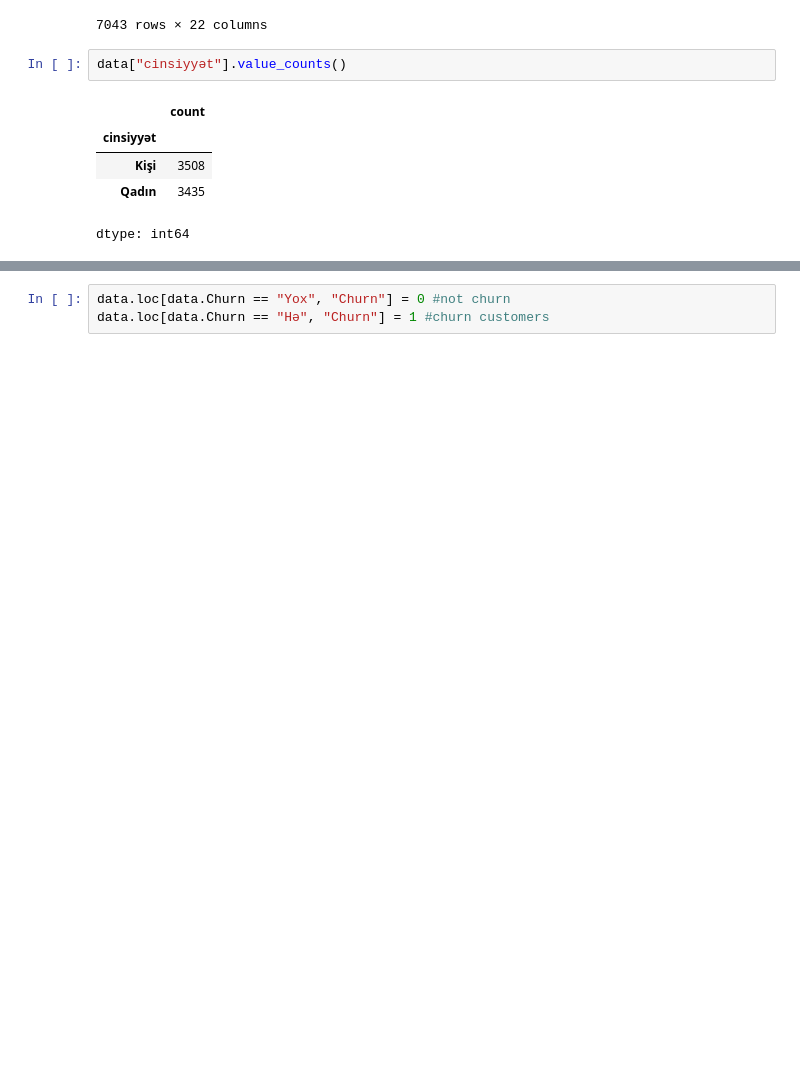
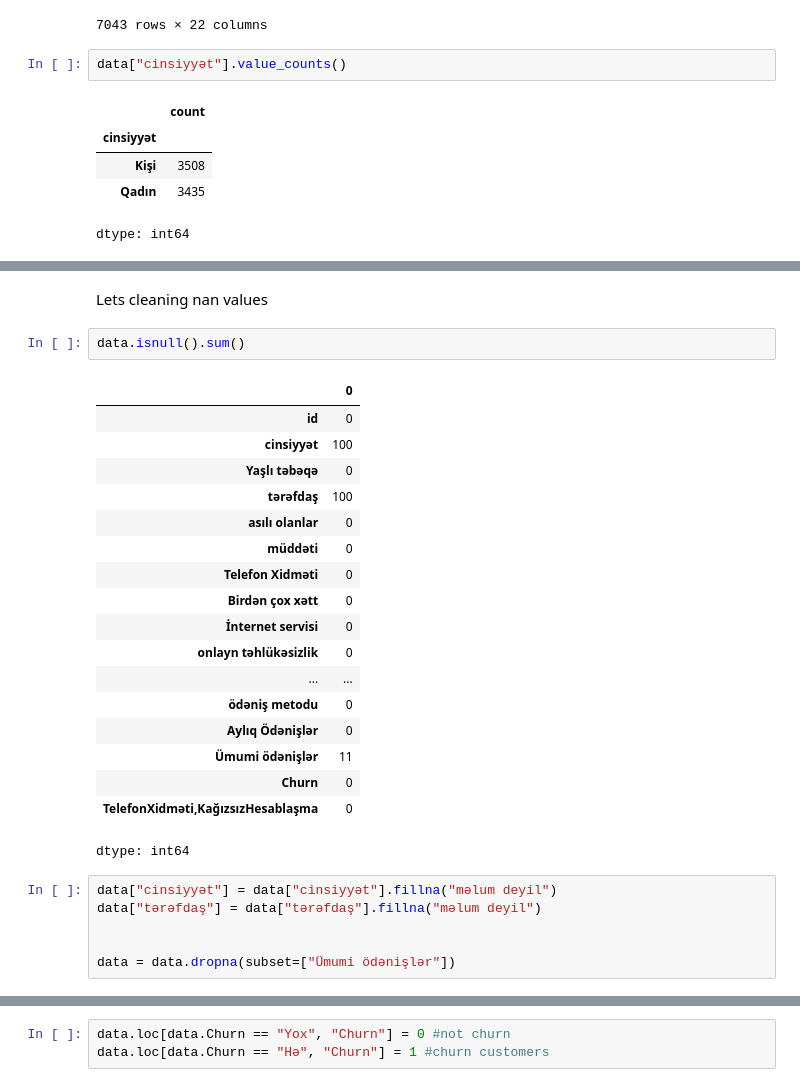
Before and after one commit to Sevinj-joy/Matplotlib_examples, a Jupyter notebook: Churn_analysis/churn_analysis.ipynb, the cells around one changed output, grey strips where cells are left out. Saved outputs shown, nothing was run; the diff lists cells and outputs as text; blank space fills up the shorter version.

```diff
--- a/Churn_analysis/churn_analysis.ipynb
+++ b/Churn_analysis/churn_analysis.ipynb
@@ -63,0 +110,29 @@ data.describe()
+# %% [markdown]
+Lets cleaning nan values
+# %%
+data.isnull().sum()
+# %% [output]
+|  | 0 |
+| id | 0 |
+| cinsiyyət | 100 |
+| Yaşlı təbəqə | 0 |
+| tərəfdaş | 100 |
+| asılı olanlar | 0 |
+| müddəti | 0 |
+| Telefon Xidməti | 0 |
+| Birdən çox xətt | 0 |
+| İnternet servisi | 0 |
+| onlayn təhlükəsizlik | 0 |
+| ... | ... |
+| ödəniş metodu | 0 |
+| Aylıq Ödənişlər | 0 |
+| Ümumi ödənişlər | 11 |
+| Churn | 0 |
+| TelefonXidməti,KağızsızHesablaşma | 0 |
+dtype: int64
+# %%
+data["cinsiyyət"] = data["cinsiyyət"].fillna("məlum deyil")
+data["tərəfdaş"] = data["tərəfdaş"].fillna("məlum deyil")
+
+
+data = data.dropna(subset=["Ümumi ödənişlər"])
```
Also changed, not shown: parts of 18 cells of this notebook.
